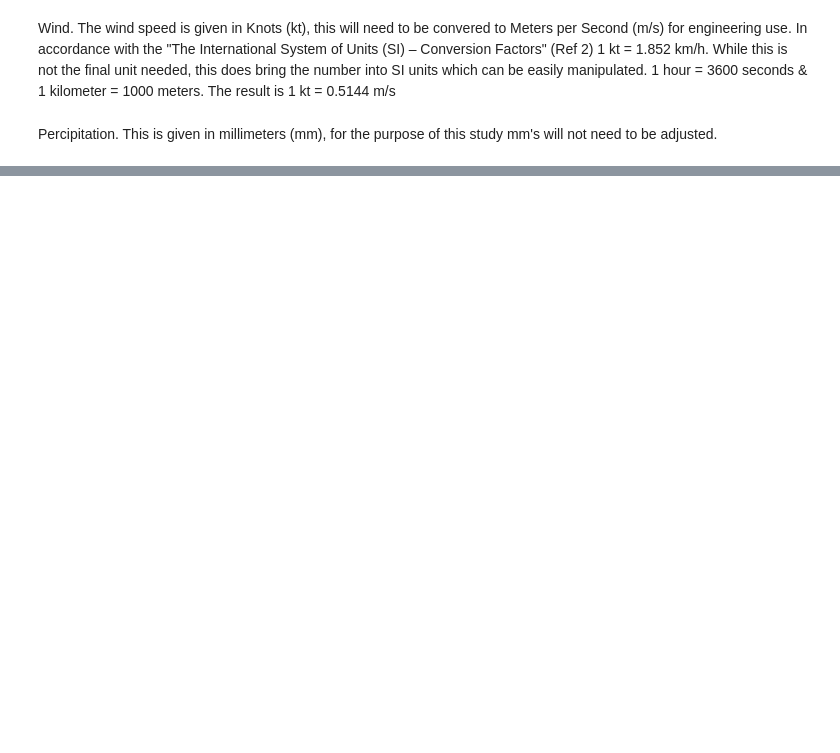
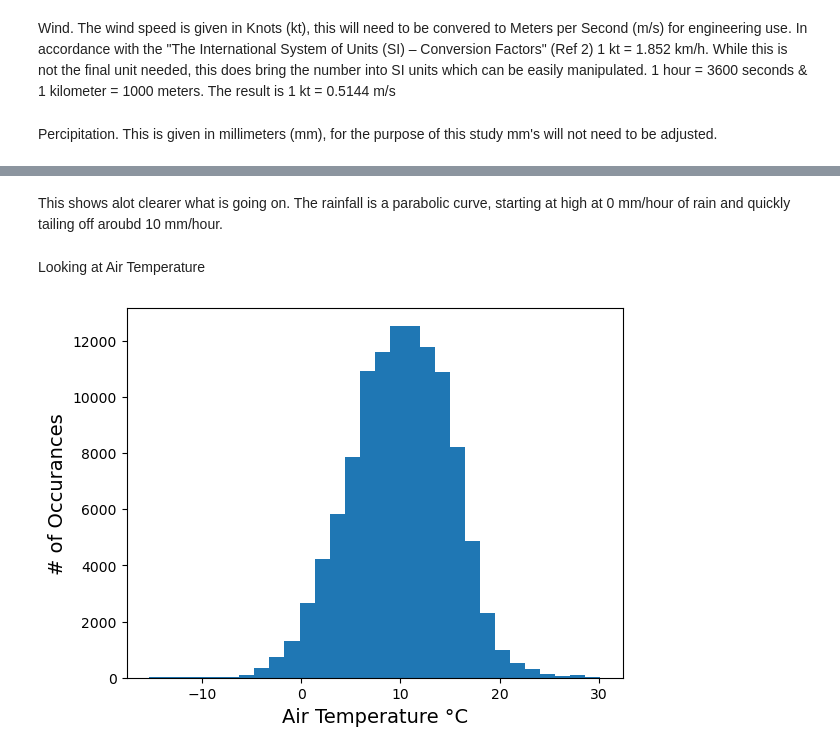
Before and after one commit to DaveAero/Project1, a Jupyter notebook: Untitled.ipynb, the cells around one changed output, grey strips where cells are left out. Cells and saved outputs as stored; diff of their text form; code cells hidden in the pictures; blank space fills up the shorter version.

```diff
--- a/Untitled.ipynb
+++ b/Untitled.ipynb
@@ -64,0 +120,13 @@ Percipitation. This is given in millimeters (mm), for the purpose of this study
+# %% [markdown]
+This shows alot clearer what is going on. The rainfall is a parabolic curve, starting at high at 0 mm/hour of rain and quickly tailing off aroubd 10 mm/hour.
+# %% [markdown]
+Looking at Air Temperature
+# %%
+# plot:
+plt.hist(Data["Air Temperature"].apply(float), bins=30)
+plt.xlabel('Air Temperature °C', fontsize=14)
+plt.ylabel('# of Occurances', fontsize=14)
+
+plt.show()
+# %% [output]
+[figure, added]
```
Also changed, not shown: parts of 14 cells of this notebook, 1 other file.
